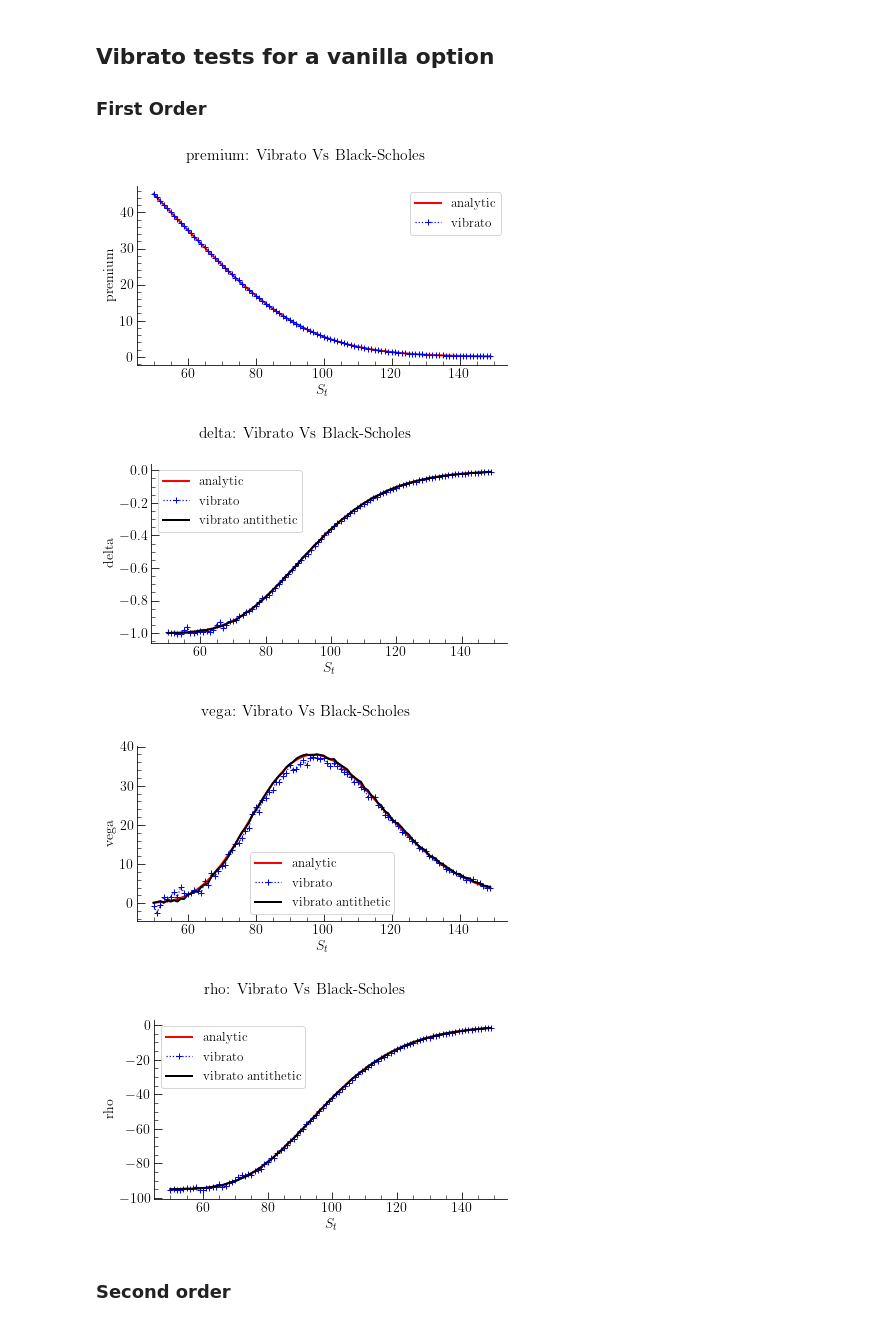
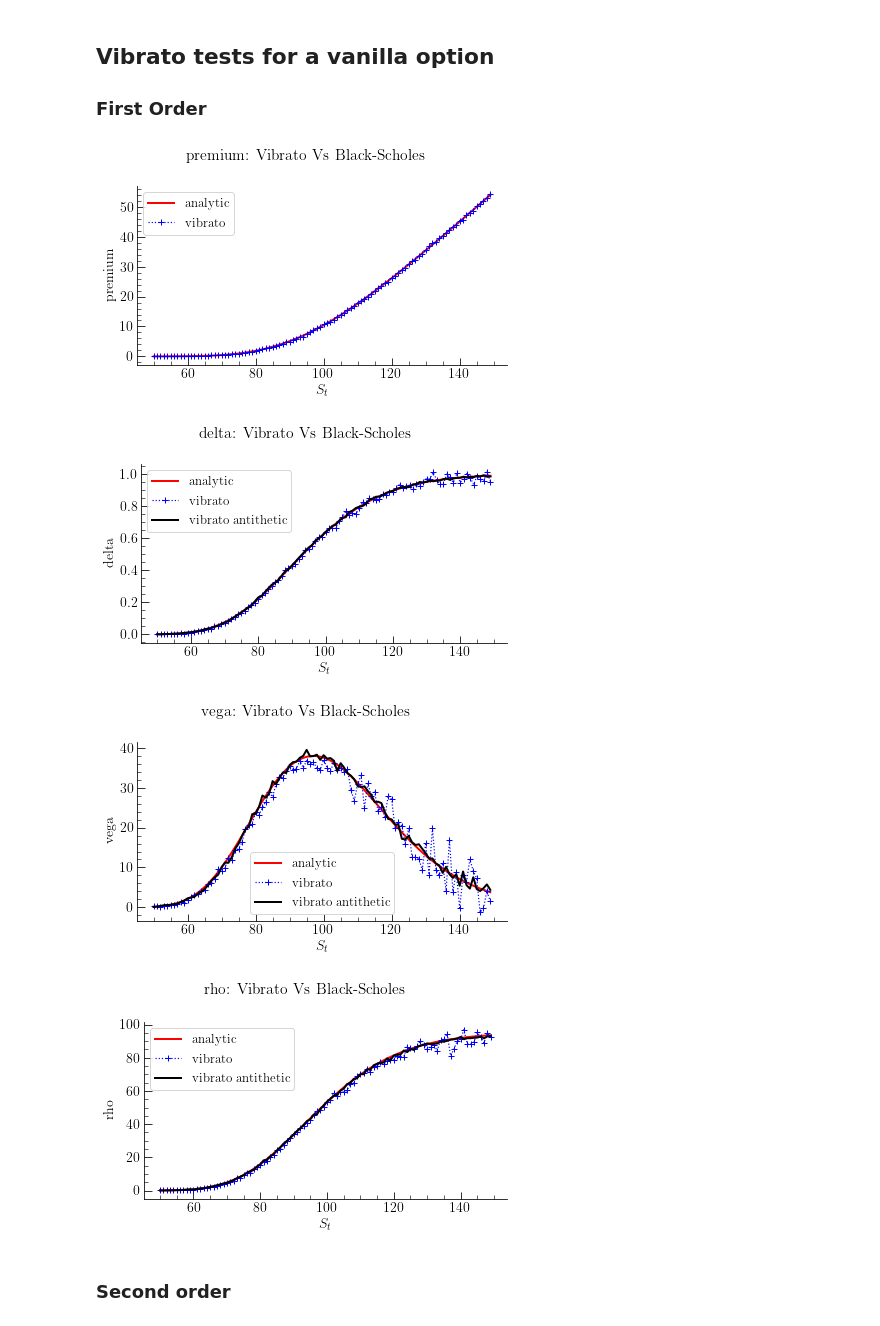
Before and after one commit to axeh101/vibrato-mc, a Jupyter notebook: src/python/vanilla-plots.ipynb, the cells around one changed output. Drawn from its saved outputs; the diff is of its cells as text; code cells hidden in the pictures.

```diff
--- a/src/python/vanilla-plots.ipynb
+++ b/src/python/vanilla-plots.ipynb
@@ -32,39 +32,42 @@ plt.rc('ytick.major', size=7.5)
 
 ### First Order
 # %%
-option_type = 'put' # This must be changed to `put` if a put option is chosen in C++
+option_type = 'call' # This must be changed to `put` if a put option is chosen in C++
 
 src = 'datasets/'+ option_type
 
 vars1 = ['premium', 'delta', 'vega', 'rho']
-vars2 = ['gamma', 'vanna', 'volga']
+vars2 = ['gamma', 'vanna']
 # %%
 for v in vars1:
     analytic = pd.read_csv(
         src+'_analytic_'+v+'.csv',
         header=None, names=['$S_t$', 'analytic'],  sep=';', index_col=0
     )
     vibrato = pd.read_csv(
         src+'_vibrato_'+v+'.csv',
         header=None, names=['$S_t$', 'vibrato'], sep=';', index_col=0
     )
 
     fig, ax= plt.subplots();
     fig.suptitle(v+': Vibrato Vs Black-Scholes');
     analytic.plot(ax=ax, color='red', lw=2);
     vibrato.plot(ax=ax, ylabel=v, color='blue', ls='dotted', marker='+', markersize=6);
 
     if v != 'premium':
         vibrato_anti = pd.read_csv(
             src+'_vibrato_'+v+'_anti.csv',
             header=None, names=['$S_t$', 'vibrato antithetic'], sep=';', index_col=0
         )
         vibrato_anti.plot(ax=ax, color='black', lw=2);
+
+
+    savefig(v+"_vib_vanilla")
 # %% [output]
-[figure, old version]
+[figure, new version]
-[figure, old version]
+[figure, new version]
-[figure, old version]
+[figure, new version]
-[figure, old version]
+[figure, new version]
 # %% [markdown]
 ### Second order
 # %%
```
Also changed, not shown: parts of 2 cells of this notebook, 14 other files.
